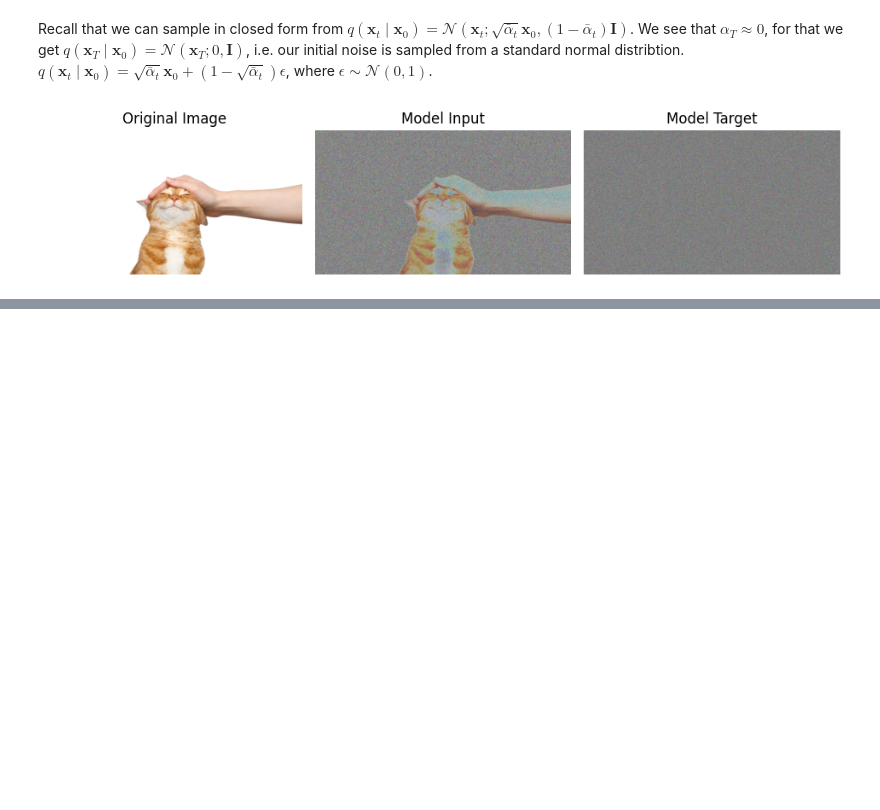
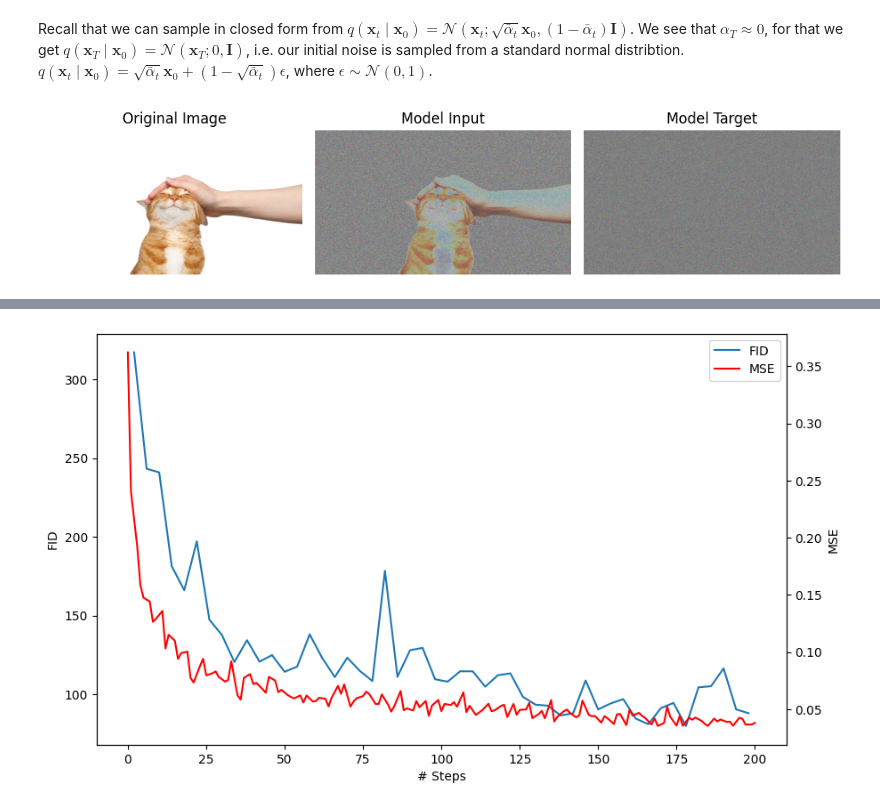
Before and after one commit to JensPars/step-by-step-ddpm, a Jupyter notebook: diffusion_step_by_step.ipynb, the cells around one changed output, grey strips where cells are left out. Saved outputs shown, nothing was run; the diff lists cells and outputs as text; code cells hidden in the pictures; blank space fills up the shorter version.

```diff
--- a/diffusion_step_by_step.ipynb
+++ b/diffusion_step_by_step.ipynb
@@ -166,0 +276,25 @@ torch.Size([1, 3, 32, 32])
+# %%
+import pandas as pd
+path2fid = "wandb_export_2024-06-26T13_40_51.571+02_00.csv"
+path2loss = "wandb_export_2024-06-26T13_40_58.870+02_00.csv"
+
+fid = pd.read_csv(path2fid)
+fid_step = fid["Step"]
+fid = fid["silvery-pyramid-33 - fid"]
+
+loss = pd.read_csv(path2loss)
+#train_loss = losses["train_loss"]
+loss_step = loss["Step"]
+loss = loss["silvery-pyramid-33 - train_loss"]
+
+plt.figure(figsize=(10, 6))
+alpha_line, = plt.plot(fid_step, fid, label=r'FID')
+plt.xlabel('# Steps')
+plt.ylabel(r'FID')
+ax2 = plt.twinx()
+beta_line, = plt.plot(loss_step, loss, color='red', label=r'MSE')
+plt.ylabel(r'MSE')
+plt.legend(handles=[alpha_line, beta_line], labels=[r'FID', r'MSE'], loc='upper right')
+plt.show()
+# %% [output]
+[figure, added]
```
Also changed, not shown: parts of 18 cells of this notebook, 3 other files.
